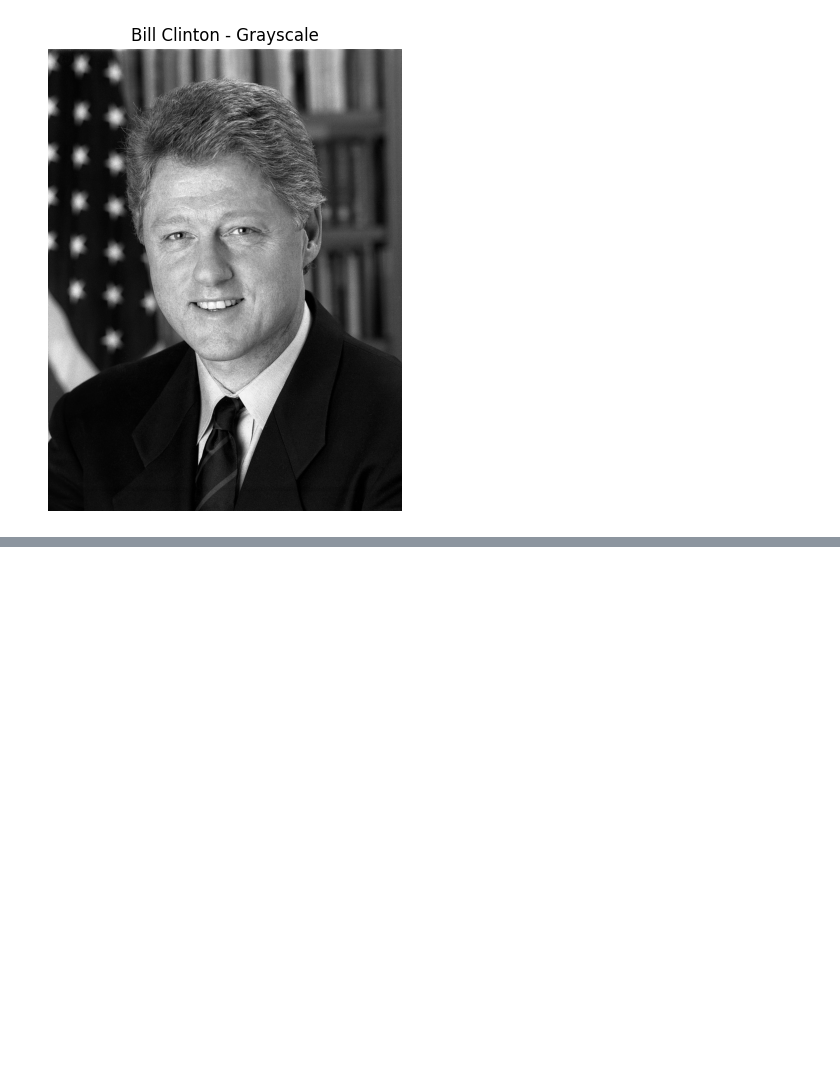
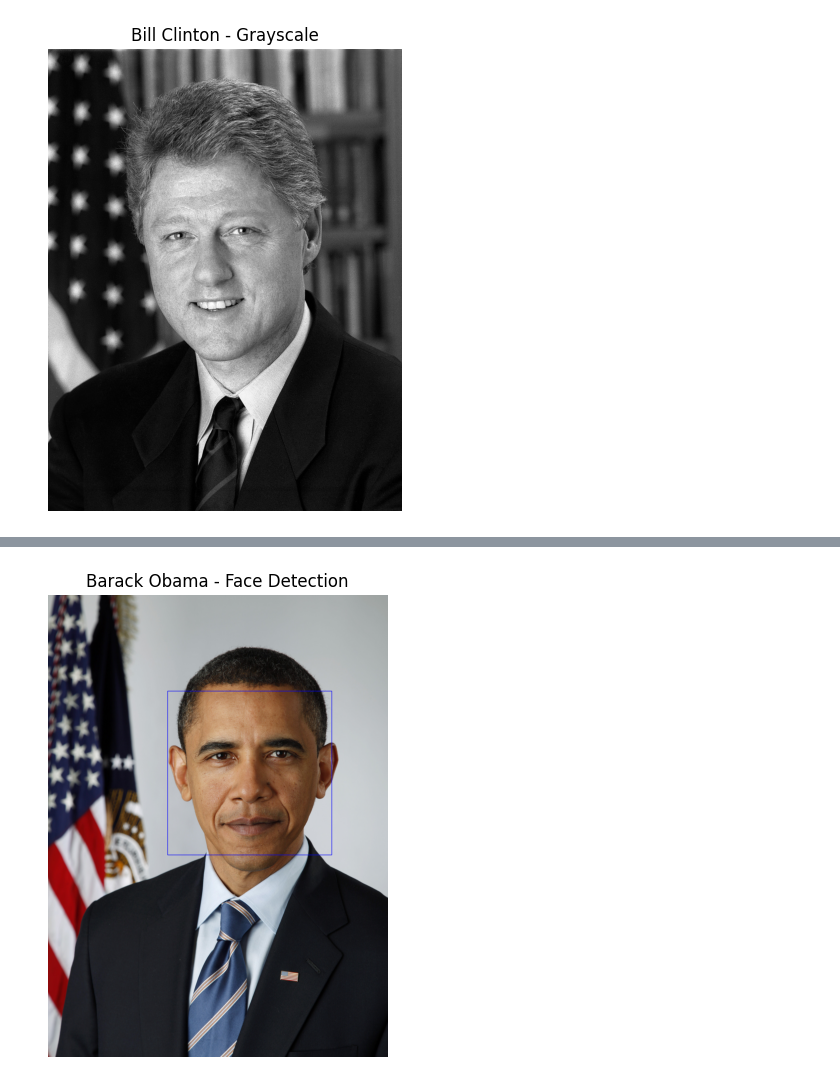
Before and after one commit to Samuel-DaS/ml-projects, a Jupyter notebook: face-detection/FaceDetection.ipynb, the cells around one changed output, grey strips where cells are left out. Cells and saved outputs as stored; diff of their text form; code cells hidden in the pictures; blank space fills up the shorter version.

Commit message:
Add face and eye cascade detectors

```diff
--- a/face-detection/FaceDetection.ipynb
+++ b/face-detection/FaceDetection.ipynb
@@ -44,0 +76,30 @@ else:
+# %%
+face_cascade = cv2.CascadeClassifier(cv2.data.haarcascades + "haarcascade_frontalface_default.xml")
+#cv2.data.haarcascades is a folder path where OpenCV stores it's pre-trained detector files
+#this is a pre-trained face detector that comes built into OpenCV
+#.xml is a file that contains many rules OpenCV already learned from analyzing millions of faces
+
+eye_cascade = cv2.CascadeClassifier(cv2.data.haarcascades + "haarcascade_eye.xml")
+#also a pre-built detector for eyes
+
+def show_image(img_bgr, title = ""):  #reusable function to call later, img_bgr is the image that you pass in
+  img_rgb = cv2.cvtColor(img_bgr, cv2.COLOR_BGR2RGB)
+  #this converts BGR(Blue, Grreen, Red) to RGB order becasue OpenCV loads images in BGR but matplotlib requires RGB
+
+  plt.figure(figsize = (6,6))
+  plt.imshow(img_rgb)
+  plt.title(title)
+  plt.axis("off")
+  plt.show()
+# %%
+img = cv2.imread("Barack_Obama.jpg")
+gray = cv2.cvtColor(img, cv2.COLOR_BGR2GRAY)
+
+faces = face_cascade.detectMultiScale(gray, scaleFactor = 1.1, minNeighbors = 5)
+
+for (x, y, w, h) in faces:
+  cv2.rectangle(img, (x, y), (x+w, y+h), (255, 0, 0), 2)
+
+show_image(img, "Barack Obama - Face Detection")
+# %% [output]
+[figure, added]
```
Also changed, not shown: parts of 4 cells of this notebook.
